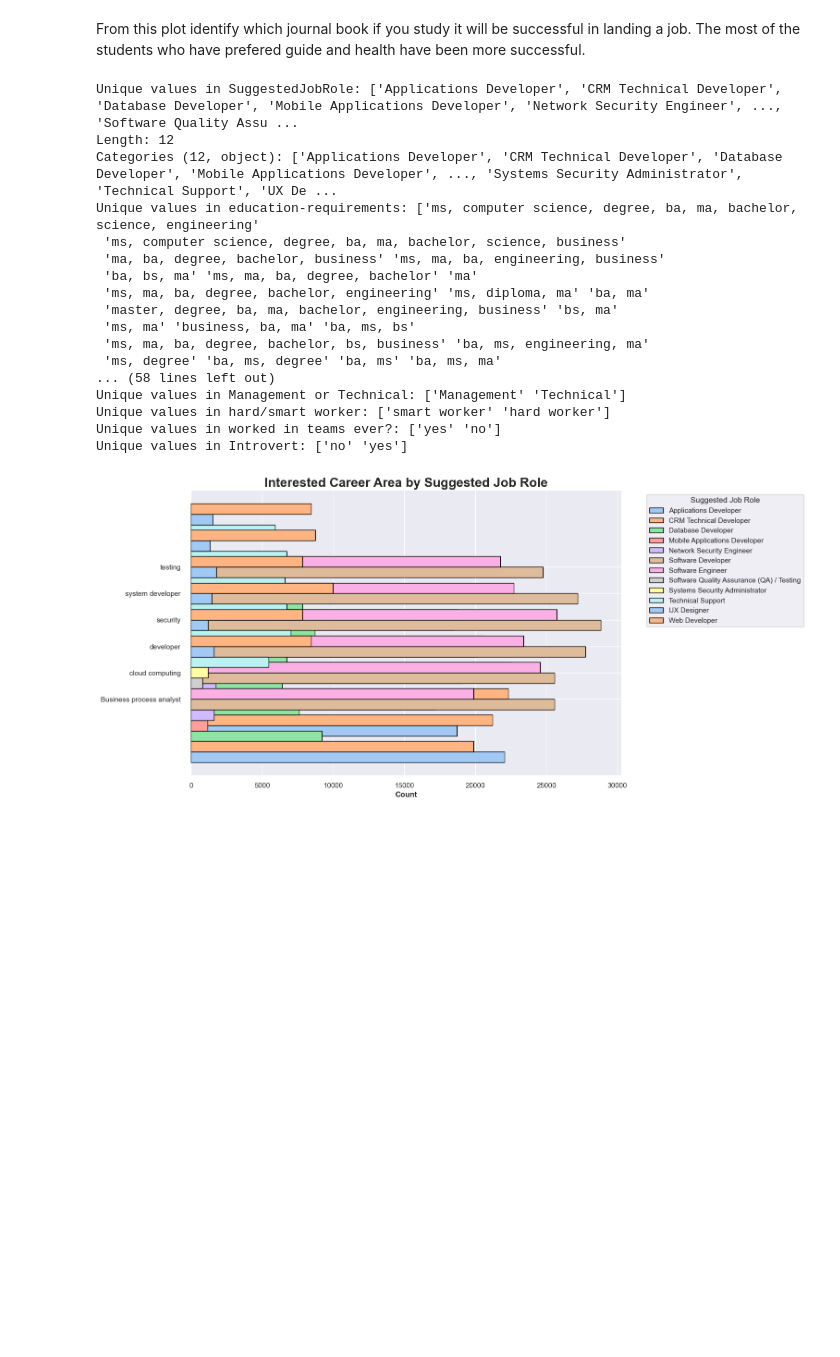
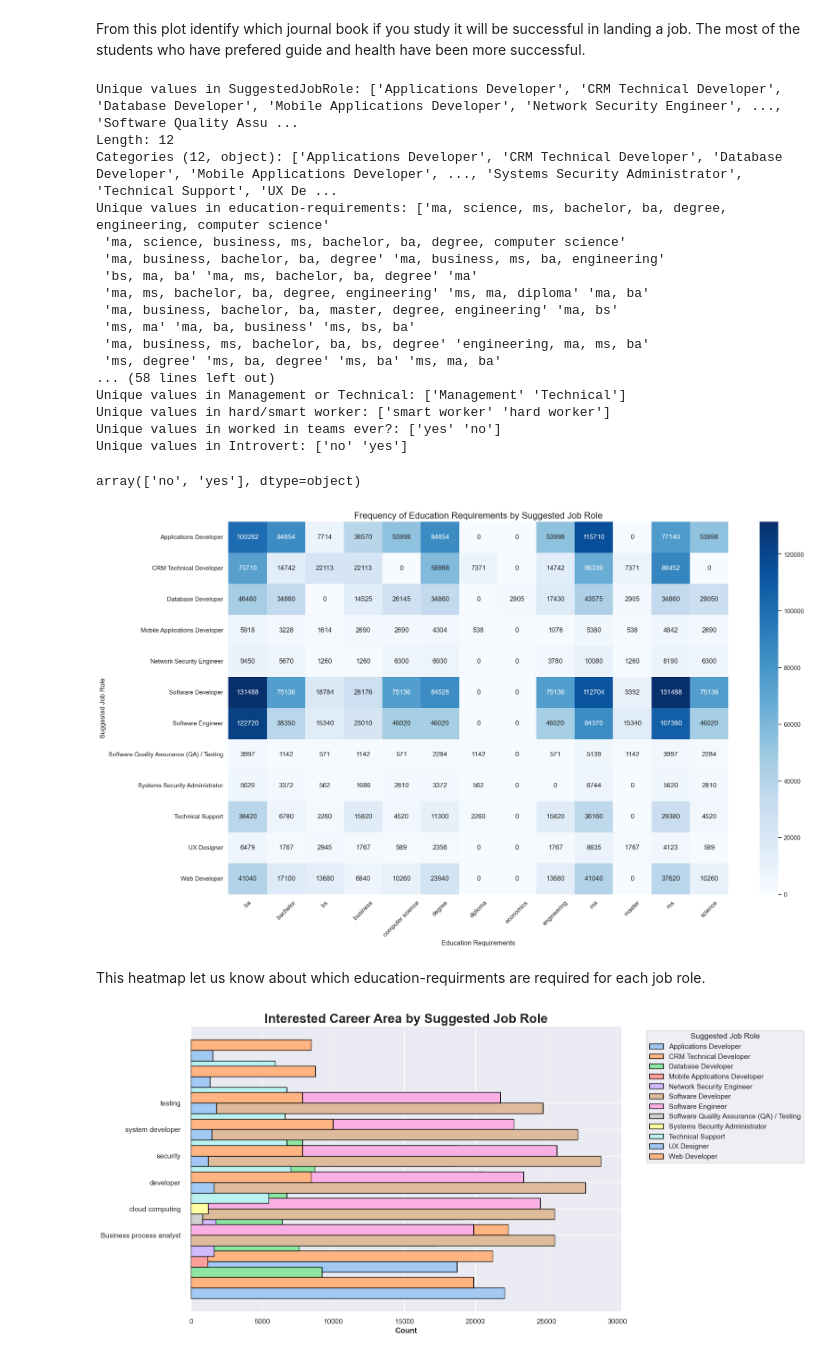
Before and after one commit to bhavanareddy19/cn, a Jupyter notebook: data_cleaning.ipynb, the cells around one changed output. Drawn from its saved outputs; the diff is of its cells as text; code cells hidden in the pictures; blank space fills up the shorter version.

```diff
--- a/data_cleaning.ipynb
+++ b/data_cleaning.ipynb
@@ -515,24 +508,49 @@ From this plot identify which journal book if you study it will be successful in
 for column in cleaned_df.columns:
     unique_values = cleaned_df[column].unique()
     print(f"Unique values in {column}: {unique_values}")
+
+unique_values
 # %% [output]
 Unique values in SuggestedJobRole: ['Applications Developer', 'CRM Technical Developer', 'Database Developer', 'Mobile Applications Developer', 'Network Security Engineer', ..., 'Software Quality Assu ...
 Length: 12
 Categories (12, object): ['Applications Developer', 'CRM Technical Developer', 'Database Developer', 'Mobile Applications Developer', ..., 'Systems Security Administrator', 'Technical Support', 'UX De ...
-Unique values in education-requirements: ['ms, computer science, degree, ba, ma, bachelor, science, engineering'
- 'ms, computer science, degree, ba, ma, bachelor, science, business'
- 'ma, ba, degree, bachelor, business' 'ms, ma, ba, engineering, business'
- 'ba, bs, ma' 'ms, ma, ba, degree, bachelor' 'ma'
- 'ms, ma, ba, degree, bachelor, engineering' 'ms, diploma, ma' 'ba, ma'
- 'master, degree, ba, ma, bachelor, engineering, business' 'bs, ma'
- 'ms, ma' 'business, ba, ma' 'ba, ms, bs'
- 'ms, ma, ba, degree, bachelor, bs, business' 'ba, ms, engineering, ma'
- 'ms, degree' 'ba, ms, degree' 'ba, ms' 'ba, ms, ma'
+Unique values in education-requirements: ['ma, science, ms, bachelor, ba, degree, engineering, computer science'
+ 'ma, science, business, ms, bachelor, ba, degree, computer science'
+ 'ma, business, bachelor, ba, degree' 'ma, business, ms, ba, engineering'
+ 'bs, ma, ba' 'ma, ms, bachelor, ba, degree' 'ma'
+ 'ma, ms, bachelor, ba, degree, engineering' 'ms, ma, diploma' 'ma, ba'
+ 'ma, business, bachelor, ba, master, degree, engineering' 'ma, bs'
+ 'ms, ma' 'ma, ba, business' 'ms, bs, ba'
+ 'ma, business, ms, bachelor, ba, bs, degree' 'engineering, ma, ms, ba'
+ 'ms, degree' 'ms, ba, degree' 'ms, ba' 'ms, ma, ba'
 ... (58 lines left out)
 Unique values in Management or Technical: ['Management' 'Technical']
 Unique values in hard/smart worker: ['smart worker' 'hard worker']
 Unique values in worked in teams ever?: ['yes' 'no']
 Unique values in Introvert: ['no' 'yes']
+array(['no', 'yes'], dtype=object)
+# %%
+import pandas as pd
+import seaborn as sns
+import matplotlib.pyplot as plt
+
+
+cleaned_df['education-requirements'] = cleaned_df['education-requirements'].str.split(', ')
+exploded_df = cleaned_df.explode('education-requirements')
+
+education_job_crosstab = pd.crosstab(exploded_df['SuggestedJobRole'], exploded_df['education-requirements'])
+plt.figure(figsize=(20, 12))
+sns.heatmap(education_job_crosstab, annot=True, cmap='Blues', fmt='d')
+plt.title('Frequency of Education Requirements by Suggested Job Role', fontsize=16)
+plt.xlabel('Education Requirements', fontsize=12)
+plt.ylabel('Suggested Job Role', fontsize=12)
+plt.xticks(rotation=45)
+plt.yticks(rotation=0)
+plt.show()
+# %% [output]
+[figure, added]
+# %% [markdown]
+This heatmap let us know about which education-requirments are required for each job role.
 # %%
 career_job_crosstab = pd.crosstab(cleaned_df['interested career area '], cleaned_df['SuggestedJobRole'])
 
```
Also changed, not shown: parts of 5 cells of this notebook.
